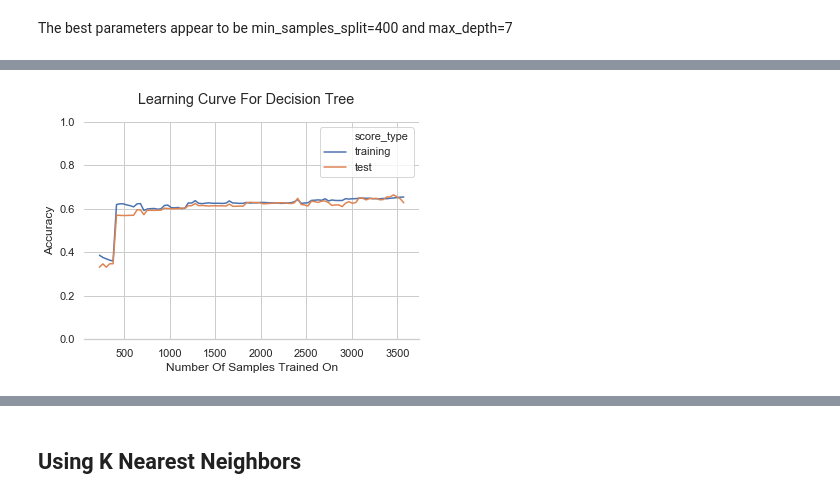
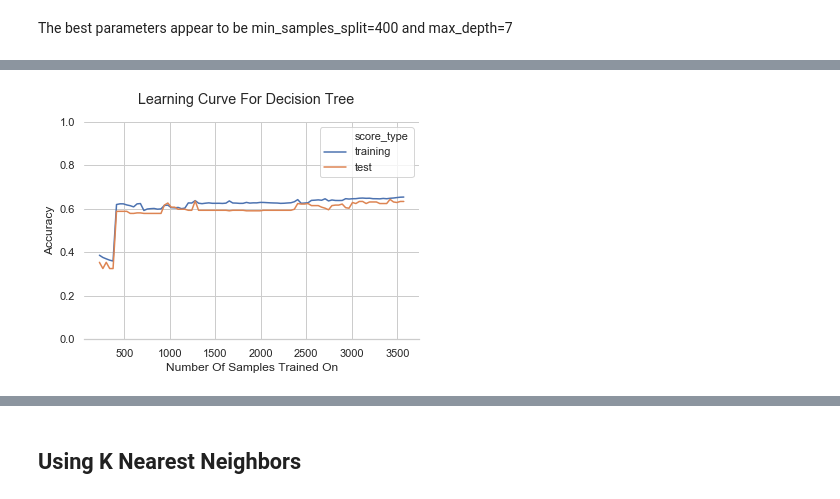
Before and after one commit to JonMcEntee/gatech, a Jupyter notebook: Machine Learning - Assignment 1.ipynb, the cells around one changed output, grey strips where cells are left out. Cells and saved outputs as stored; diff of their text form; code cells hidden in the pictures.

Commit message:
made a few modifications to learning graphs

```diff
--- a/Machine Learning - Assignment 1.ipynb
+++ b/Machine Learning - Assignment 1.ipynb
@@ -63,14 +63,14 @@ X_train, X_test = train_test_split(X, test_size=0.1, random_state=42)
 # %% [markdown]
 ## Functions
 # %%
-def learning_curve_dataframe(X, y, clf):
+def learning_curve_dataframe(X_train, X_test, y_train, y_test, clf):
     score_type = []
     scores = []
     no_samples = []
 
     for test_size in np.arange(0.05, 0.95, 0.01):
-        X_cv_train, X_cv_test = train_test_split(X, test_size=test_size, random_state=42)
-        y_cv_train, y_cv_test = train_test_split(y, test_size=test_size, random_state=42)
+        X_cv_train, X_cv_test = train_test_split(X_train, test_size=test_size, random_state=42)
+        y_cv_train, y_cv_test = train_test_split(y_train, test_size=test_size, random_state=42)
 
         clf.fit(X=X_cv_train, y=y_cv_train)
 
@@ -80,7 +80,7 @@ def learning_curve_dataframe(X, y, clf):
         scores.append(clf.score(X=X_cv_train, y=y_cv_train))
 
         score_type.append('test')
-        scores.append(clf.score(X=X_cv_test, y=y_cv_test))
+        scores.append(clf.score(X=X_test, y=y_test))
 
     return pd.DataFrame(dict(no_samples=no_samples, score=scores, score_type=score_type))
 
@@ -146,10 +156,10 @@ The best parameters appear to be min_samples_split=400 and max_depth=7
 # %%
 clf = DecisionTreeClassifier(max_depth=7, min_samples_split=400)
-learning_curve_data = learning_curve_dataframe(X=X_train, y=y_train, clf=clf)
+learning_curve_data = learning_curve_dataframe(X_train, X_test, y_train, y_test, clf=clf)
 
 plot_scores(title="Learning Curve For Decision Tree",
             xlabel="Number Of Samples Trained On",
             ylabel="Accuracy",
             score_data = learning_curve_data)
 # %% [output]
-[figure, old version]
+[figure, new version]
```
Also changed, not shown: parts of 5 cells of this notebook.
